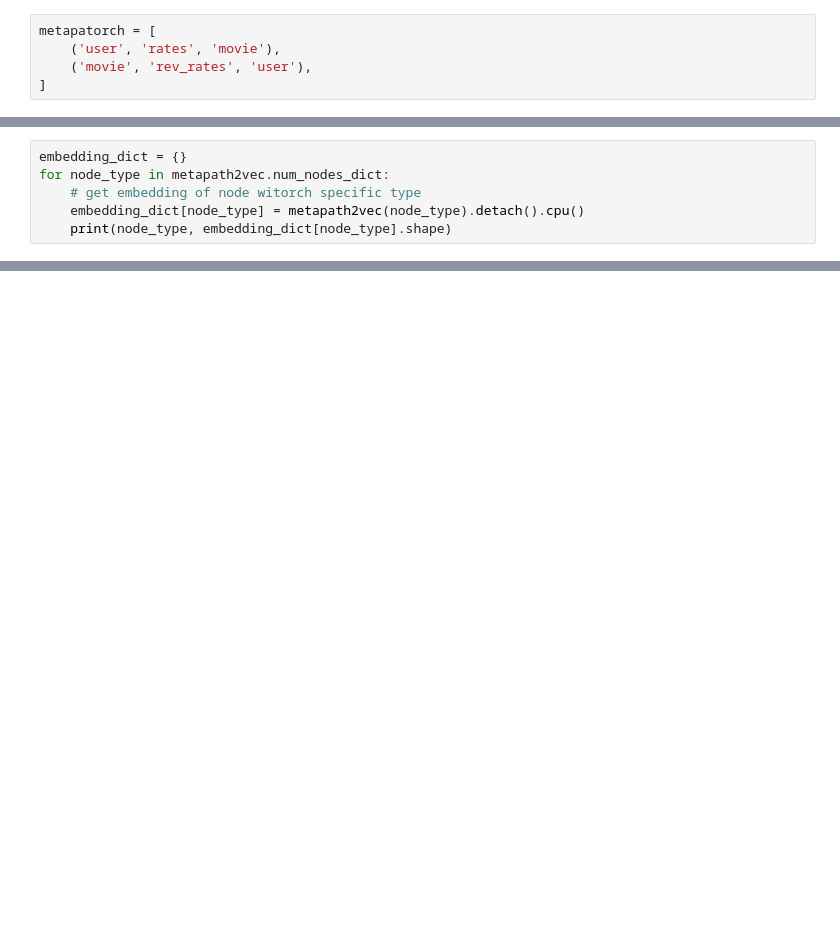
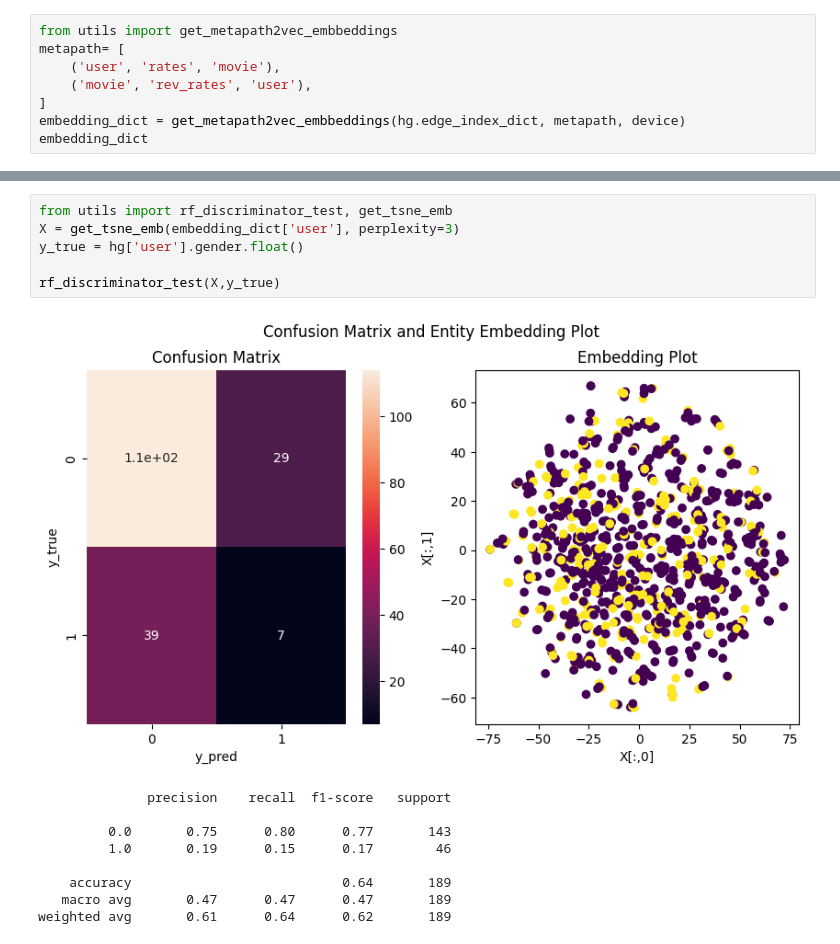
Before and after one commit to deancochran/tkinter-embedding-visualizer, a Jupyter notebook: src/discrim_binaryclass.ipynb, the cells around one changed output, grey strips where cells are left out. Drawn from its saved outputs; the diff is of its cells as text; blank space fills up the shorter version.

Commit message:
ml100k metapath2vec update

```diff
--- a/src/discrim_binaryclass.ipynb
+++ b/src/discrim_binaryclass.ipynb
@@ -38,5 +112,8 @@ hg.edge_index_dict
 # %%
-metapatorch = [
+from utils import get_metapath2vec_embbeddings
+metapath= [
     ('user', 'rates', 'movie'),
     ('movie', 'rev_rates', 'user'),
 ]
+embedding_dict = get_metapath2vec_embbeddings(hg.edge_index_dict, metapath, device)
+embedding_dict
@@ -62,6 +135,0 @@ for epoch in range(0, epochs):
-# %%
-embedding_dict = {}
-for node_type in metapath2vec.num_nodes_dict:
-    # get embedding of node witorch specific type
-    embedding_dict[node_type] = metapath2vec(node_type).detach().cpu()
-    print(node_type, embedding_dict[node_type].shape)
@@ -164,0 +142,16 @@ opt = get_optimizer(args['optimizer'],discriminator.parameters())
+# %%
+from utils import rf_discriminator_test, get_tsne_emb
+X = get_tsne_emb(embedding_dict['user'], perplexity=3)
+y_true = hg['user'].gender.float()
+
+rf_discriminator_test(X,y_true)
+# %% [output]
+[figure, added]
+              precision    recall  f1-score   support
+
+         0.0       0.75      0.80      0.77       143
+         1.0       0.19      0.15      0.17        46
+
+    accuracy                           0.64       189
+   macro avg       0.47      0.47      0.47       189
+weighted avg       0.61      0.64      0.62       189
```
Also changed, not shown: parts of 26 cells of this notebook, 13 other files.
